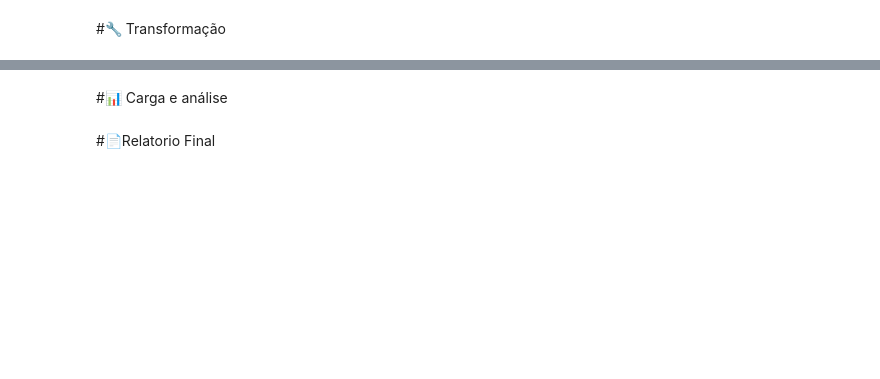
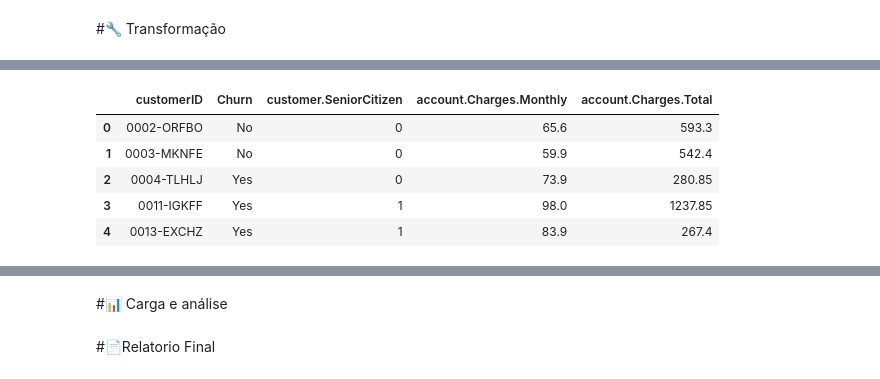
Before and after one commit to HenriqueTangoda/Challenge-Telecom-X, a Jupyter notebook: Challenge_Telecom_X.ipynb, the cells around one changed output, grey strips where cells are left out. Cells and saved outputs as stored; diff of their text form; code cells hidden in the pictures; blank space fills up the shorter version.

```diff
--- a/Challenge_Telecom_X.ipynb
+++ b/Challenge_Telecom_X.ipynb
@@ -21,0 +121,18 @@ NameError: name 'git' is not defined
+# %%
+colunas_relevantes = [
+    'customerID',
+    'Churn',
+    'customer.SeniorCitizen',
+    'account.Charges.Monthly',
+    'account.Charges.Total'
+]
+# %%
+df_relevantes = df[colunas_relevantes].copy()
+df_relevantes.head()
+# %% [output]
+|  | customerID | Churn | customer.SeniorCitizen | account.Charges.Monthly | account.Charges.Total |
+| 0 | 0002-ORFBO | No | 0 | 65.6 | 593.3 |
+| 1 | 0003-MKNFE | No | 0 | 59.9 | 542.4 |
+| 2 | 0004-TLHLJ | Yes | 0 | 73.9 | 280.85 |
+| 3 | 0011-IGKFF | Yes | 1 | 98.0 | 1237.85 |
+| 4 | 0013-EXCHZ | Yes | 1 | 83.9 | 267.4 |
```
Also changed, not shown: parts of 29 cells of this notebook.
